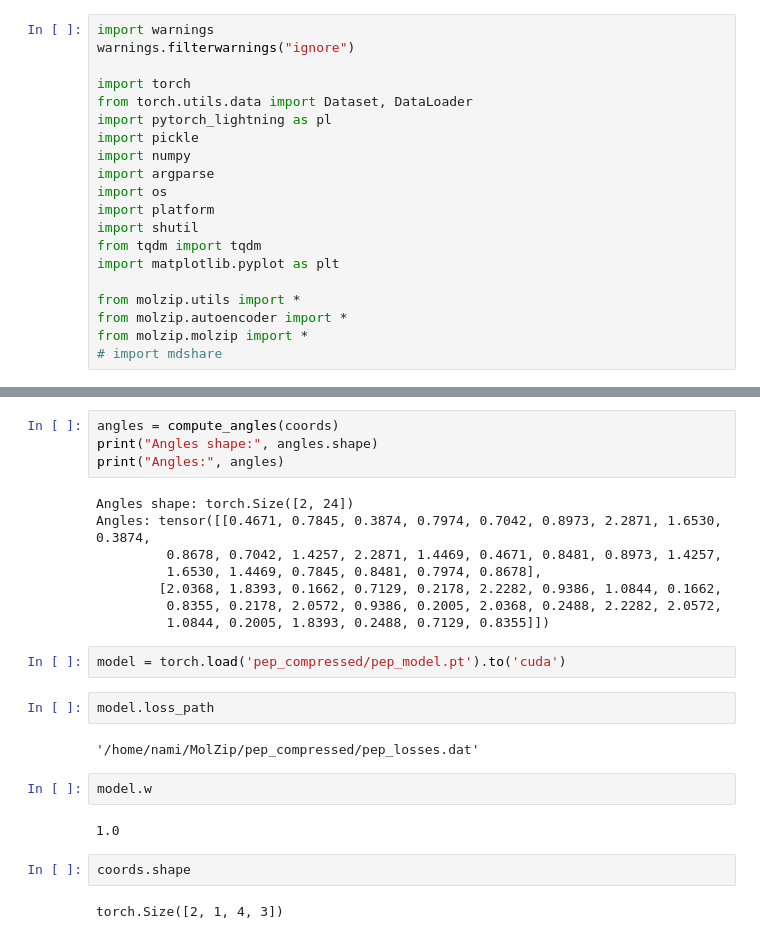
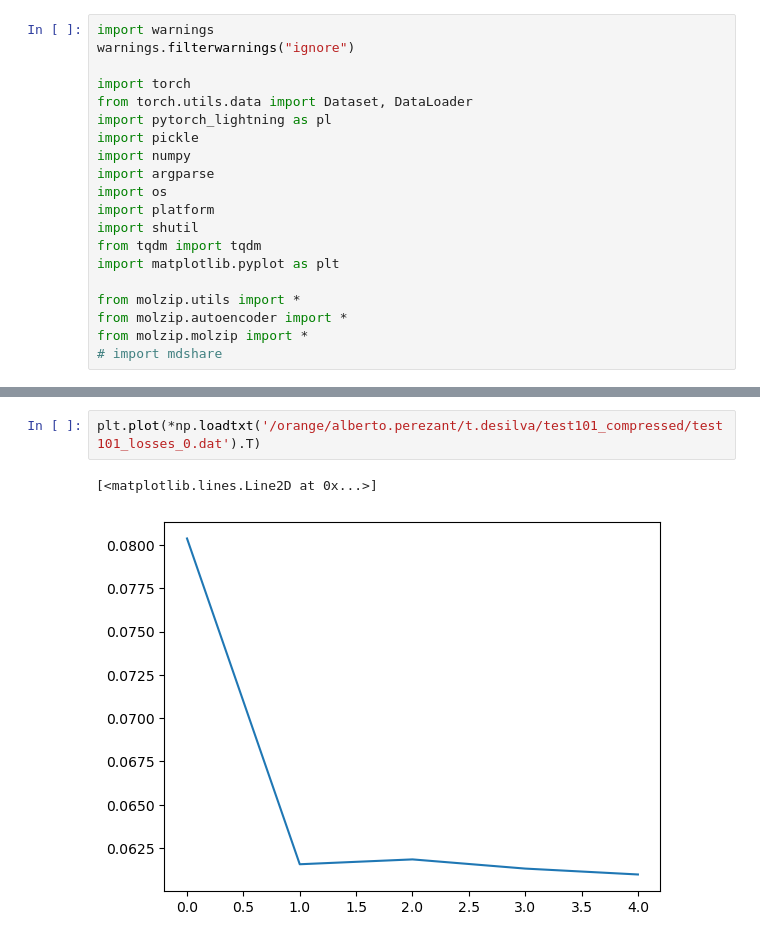
Before and after one commit to PDNALab/MDZip, a Jupyter notebook: test.ipynb, the cells around one changed output, grey strips where cells are left out. Saved outputs shown, nothing was run; the diff lists cells and outputs as text.

```diff
--- a/test.ipynb
+++ b/test.ipynb
@@ -122,26 +119,5 @@ def compute_angles(tensor):
-# %%
-angles = compute_angles(coords)
-print("Angles shape:", angles.shape)
-print("Angles:", angles)
-# %% [output]
-Angles shape: torch.Size([2, 24])
-Angles: tensor([[0.4671, 0.7845, 0.3874, 0.7974, 0.7042, 0.8973, 2.2871, 1.6530, 0.3874,
-         0.8678, 0.7042, 1.4257, 2.2871, 1.4469, 0.4671, 0.8481, 0.8973, 1.4257,
-         1.6530, 1.4469, 0.7845, 0.8481, 0.7974, 0.8678],
-        [2.0368, 1.8393, 0.1662, 0.7129, 0.2178, 2.2282, 0.9386, 1.0844, 0.1662,
-         0.8355, 0.2178, 2.0572, 0.9386, 0.2005, 2.0368, 0.2488, 2.2282, 2.0572,
-         1.0844, 0.2005, 1.8393, 0.2488, 0.7129, 0.8355]])
-# %%
-model = torch.load('pep_compressed/pep_model.pt').to('cuda')
-# %%
-model.loss_path
-# %% [output]
-'/home/nami/MolZip/pep_compressed/pep_losses.dat'
-# %%
-model.w
-# %% [output]
-1.0
-# %%
-coords.shape
-# %% [output]
-torch.Size([2, 1, 4, 3])
+# %%
+plt.plot(*np.loadtxt('/orange/alberto.perezant/t.desilva/test101_compressed/test101_losses_0.dat').T)
+# %% [output]
+[<matplotlib.lines.Line2D at 0x...>]
+[figure, added]
```
Also changed, not shown: parts of 13 cells of this notebook, 2 other files.
